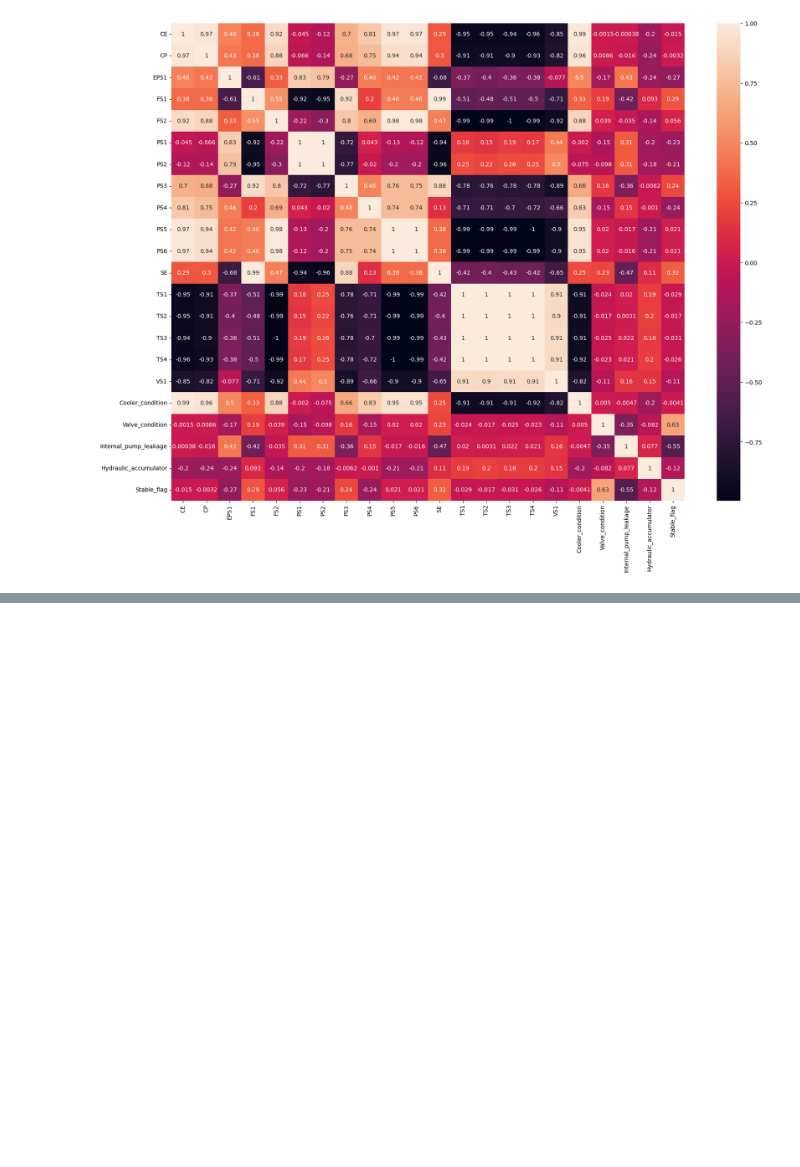
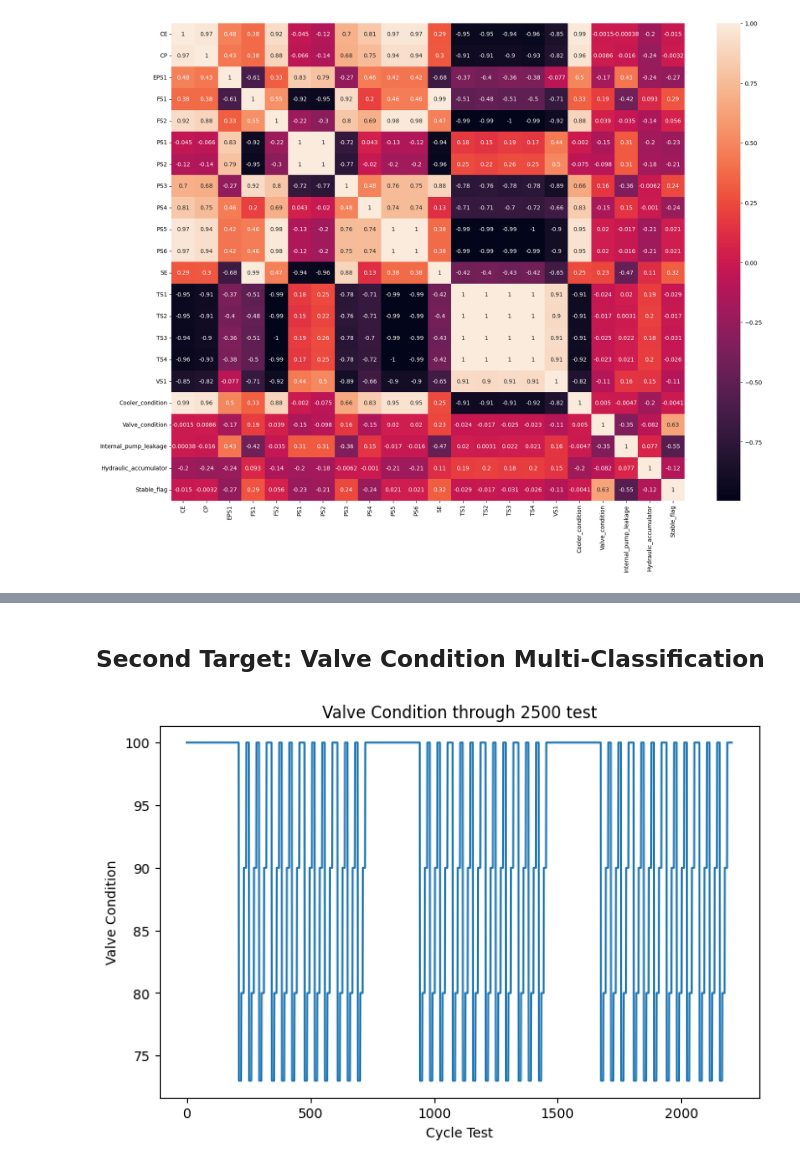
Before and after one commit to quochuy0706/AIAgent, a Jupyter notebook: PrdMAgent/DataAnalysis.ipynb, the cells around one changed output, grey strips where cells are left out. Cells and saved outputs as stored; diff of their text form; code cells hidden in the pictures; blank space fills up the shorter version.

```diff
--- a/PrdMAgent/DataAnalysis.ipynb
+++ b/PrdMAgent/DataAnalysis.ipynb
@@ -75,0 +200,11 @@ benchmark_df
+# %% [markdown]
+## Second Target: Valve Condition Multi-Classification
+# %%
+plt.figure(figsize=(8,5))
+sns.lineplot(data=target_2)
+plt.title("Valve Condition through 2500 test")
+plt.xlabel("Cycle Test")
+plt.ylabel("Valve Condition")
+plt.show()
+# %% [output]
+[figure, added]
```
Also changed, not shown: parts of 39 cells of this notebook, 7 other files.
